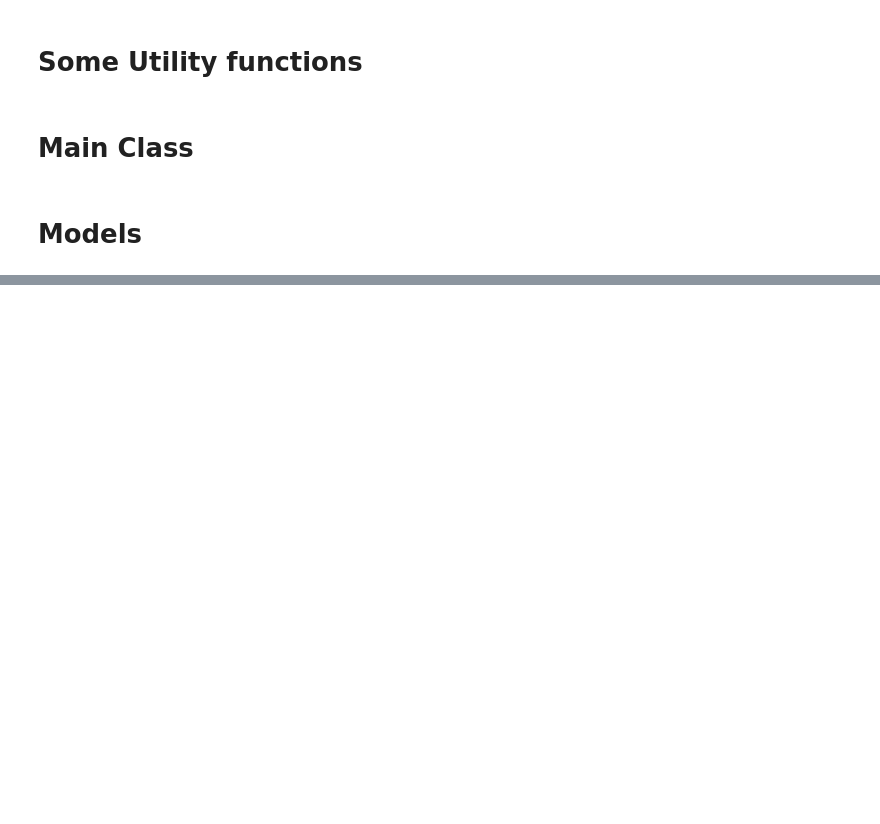
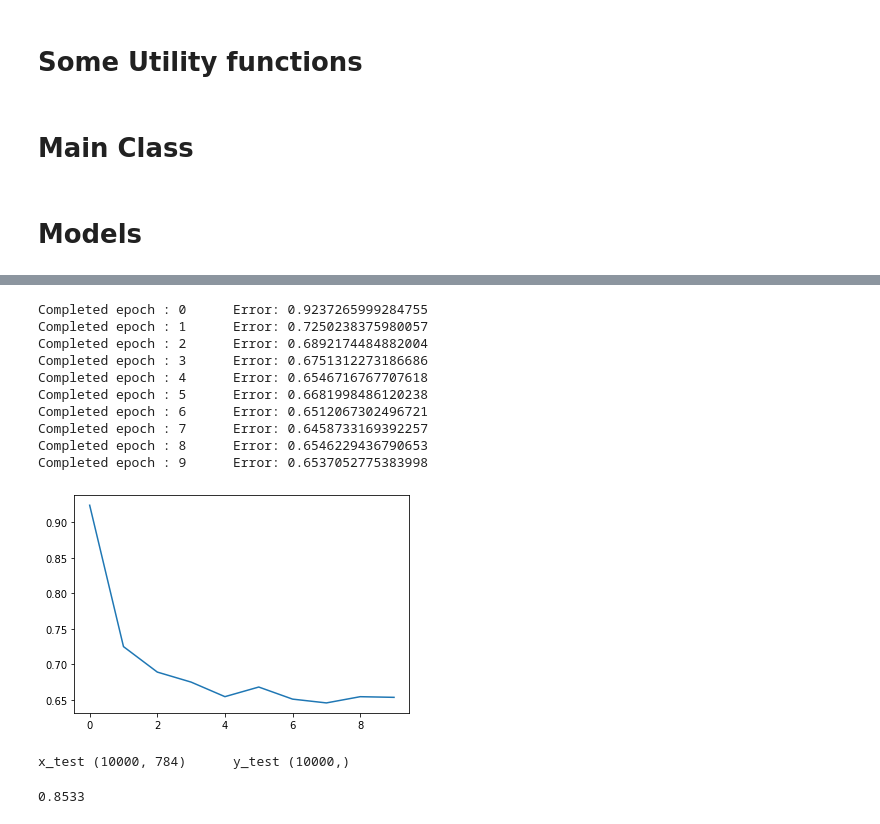
Before and after one commit to madhes23/CS6910_Assignment_1, a Jupyter notebook: MNIST.ipynb, the cells around one changed output, grey strips where cells are left out. Saved outputs shown, nothing was run; the diff lists cells and outputs as text; code cells hidden in the pictures; blank space fills up the shorter version.

```diff
--- a/MNIST.ipynb
+++ b/MNIST.ipynb
@@ -63,6 +63,9 @@ class OptimizationAlgorithm(Enum):
   MINI_BATCH = 3
   MOMENTUM_GD = 4
   NAG = 5
+  RMS_PROP = 6
+  ADAM = 7
+  NADAM = 8
 
 class ErrorCalculationMethod(Enum):
   CROSS_ENTROPY = 1
@@ -376,3 +522,20 @@ class Classification:
     return calc_accuracy(np.argmax(predicted_distribution, axis=1), y_test)
 # %% [markdown]
 # Models
+# %%
+#@title ReLU GD Small Data { vertical-output: true}
+model1 = Classification(_no_of_class=10,
+                       _hidden_layer=[64, 64],
+                       _input_layer=784,
+                       _initialization_method=InitializationMethod.UNIFORM_XAVIER,
+                       _learning_rate=0.001,
+                       _activation_fun=ActivationFunction.SIGMOID,
+                       _optimization_algorithm=OptimizationAlgorithm.NADAM,
+                       _batch_size = 32,
+                       _momentum = 0.9,
+                       _decay_rate_for_update = 0.999,
+                       _max_epoch=40)
+model1.set_weight_and_bias()
+
+
+model1.fit(x_train, y_train)
@@ -379,5 +551,5 @@ class Classification:
 # %%
-#@title Sigmoid SDG Whole data{vertical-output:true}
+#@title Sigmoid SDG Large data{vertical-output:true}
 model = Classification(_no_of_class=10,
                        _hidden_layer=[32, 32],
                        _input_layer=784,
@@ -385,9 +557,9 @@ model = Classification(_no_of_class=10,
                        _learning_rate=0.01,
                        _activation_fun=ActivationFunction.SIGMOID,
                        _optimization_algorithm=OptimizationAlgorithm.SGD,
-                       _batch_size = 50,
-                       _max_epoch=40)
+                       _batch_size = 100,
+                       _max_epoch=15)
 
 model.set_weight_and_bias()
 
-model.fit(x_train, y_train)
+model.fit(x_train[:10000], y_train[:10000])
@@ -462,3 +657,35 @@ model5 = Classification(_no_of_class=10,
 model5.set_weight_and_bias()
 
 model5.fit(x_train, y_train)
+# %%
+#@title Sigmoid RMS whole data{ vertical-output: true}
+model6 = Classification(_no_of_class=10,
+                       _hidden_layer=[32, 32],
+                       _input_layer=784,
+                       _initialization_method=InitializationMethod.UNIFORM_XAVIER,
+                       _learning_rate=0.1,
+                       _activation_fun=ActivationFunction.SIGMOID,
+                       _optimization_algorithm=OptimizationAlgorithm.RMS_PROP,
+                       _batch_size = 100,
+                       _momentum = 0.9,
+                       _max_epoch=10)
+model6.set_weight_and_bias()
+
+model6.fit(x_train, y_train)
+# %% [output]
+Completed epoch : 0      Error: 0.9237265999284755
+Completed epoch : 1      Error: 0.7250238375980057
+Completed epoch : 2      Error: 0.6892174484882004
+Completed epoch : 3      Error: 0.6751312273186686
+Completed epoch : 4      Error: 0.6546716767707618
+Completed epoch : 5      Error: 0.6681998486120238
+Completed epoch : 6      Error: 0.6512067302496721
+Completed epoch : 7      Error: 0.6458733169392257
+Completed epoch : 8      Error: 0.6546229436790653
+Completed epoch : 9      Error: 0.6537052775383998
+[figure, added]
+# %%
+model6.test(x_test,y_test)
+# %% [output]
+x_test (10000, 784)      y_test (10000,)
+0.8533
```
Also changed, not shown: parts of 6 cells of this notebook.
